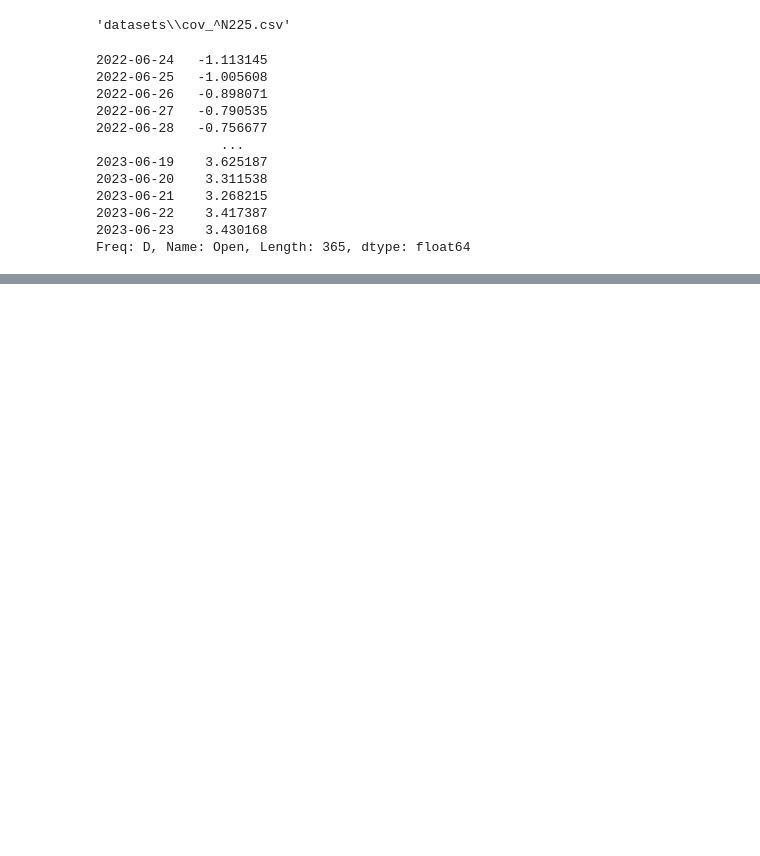
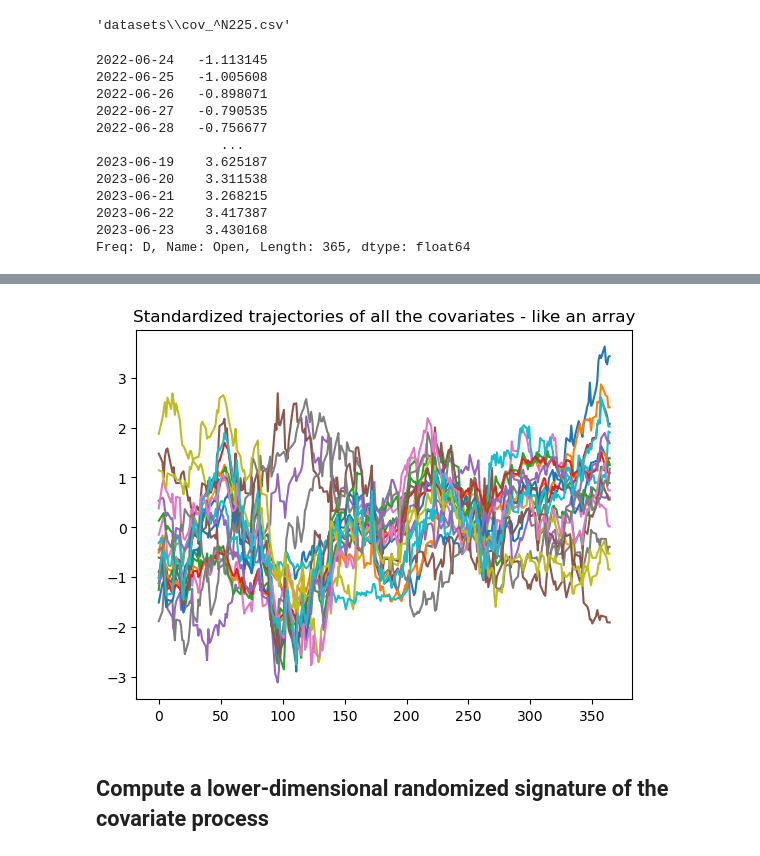
Before and after one commit to vdrvar/signature_randomization_differential-equations, a Jupyter notebook: application.ipynb, the cells around one changed output, grey strips where cells are left out. Drawn from its saved outputs; the diff is of its cells as text; code cells hidden in the pictures; blank space fills up the shorter version.

```diff
--- a/application.ipynb
+++ b/application.ipynb
@@ -123,0 +137,13 @@ plt.show()
+# %%
+cov_array = np.zeros((365, 20))
+for i in range(1, 21):
+    cov_array[:,i-1] = df_amzn['cov' + str(i)].to_numpy()
+# %%
+for i in range(1, 21):
+    plt.plot(cov_array[:,i-1])
+plt.title("Standardized trajectories of all the covariates - like an array")
+plt.show()
+# %% [output]
+[figure, added]
+# %% [markdown]
+## Compute a lower-dimensional randomized signature of the covariate process
```
Also changed, not shown: parts of 20 cells of this notebook.
